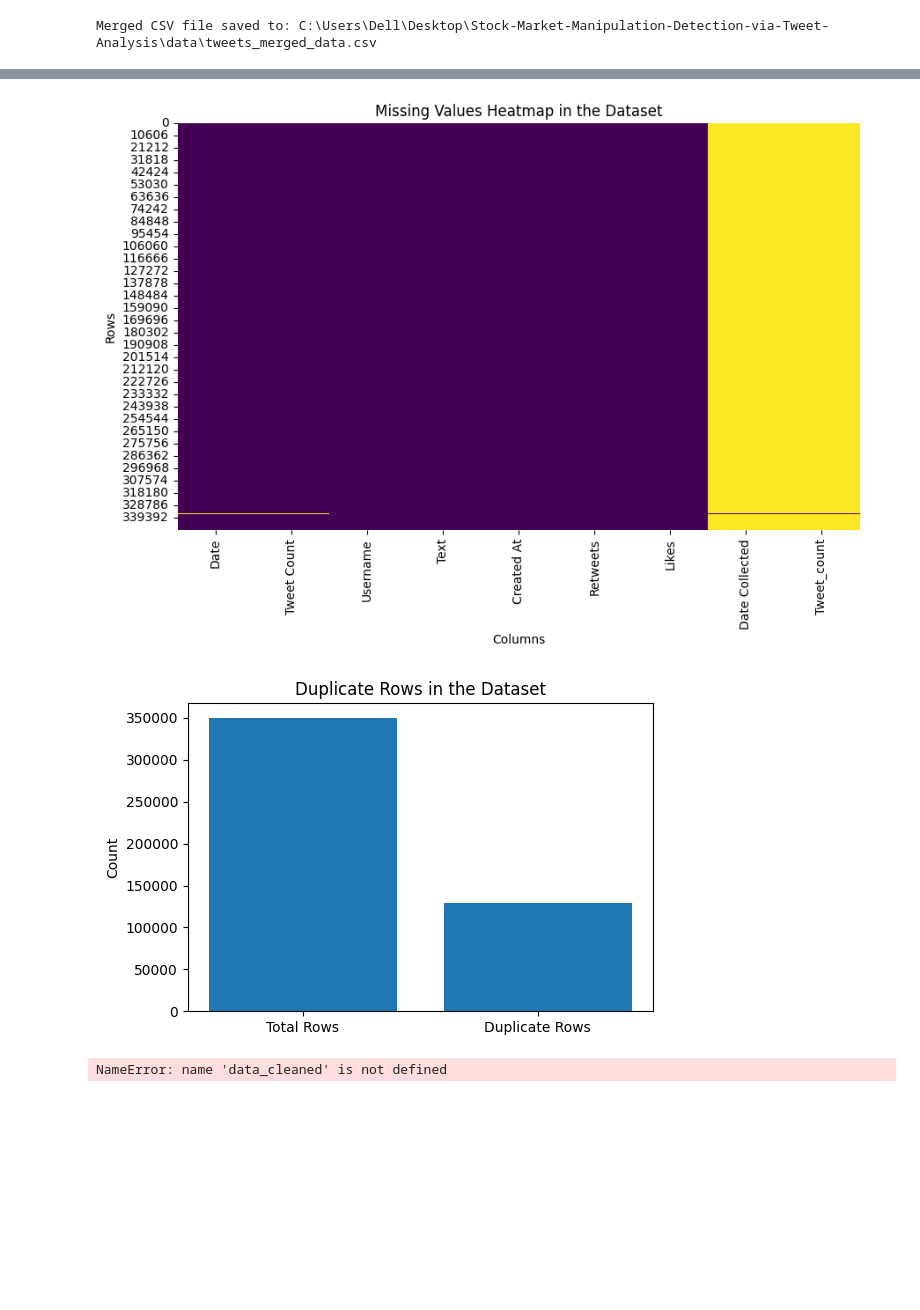
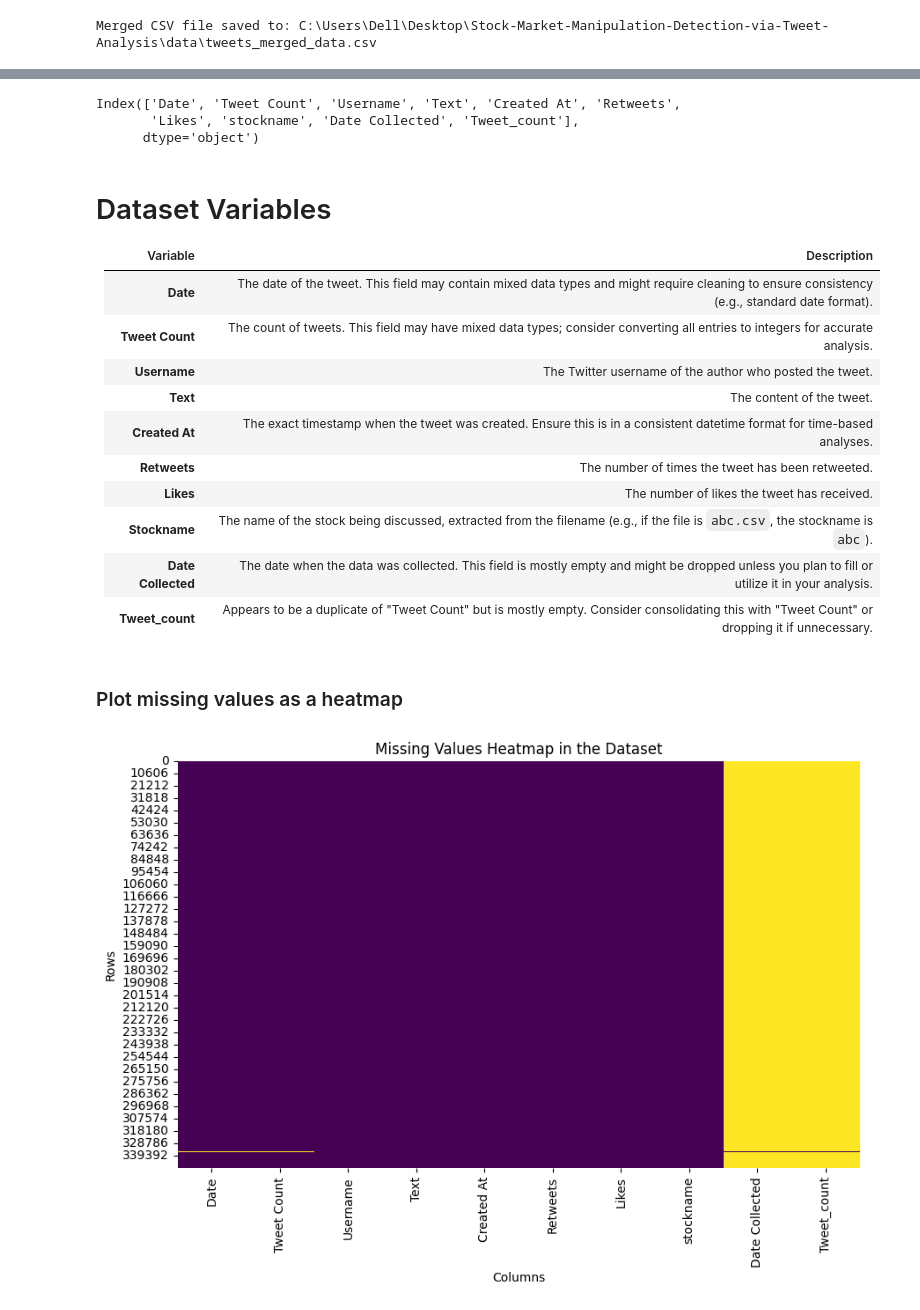
Before and after one commit to AtharvaJaiswal005/Stock-Market-Manipulation-Detection-via-Tweet-Analysis, a Jupyter notebook: src/nlp_tweets_processing/tweet_preprocessing.ipynb, the cells around one changed output, grey strips where cells are left out. Cells and saved outputs as stored; diff of their text form; code cells hidden in the pictures; blank space fills up the shorter version.

Commit message:
Data cleaning and preparation for NLP and sentiment analysis

```diff
--- a/src/nlp_tweets_processing/tweet_preprocessing.ipynb
+++ b/src/nlp_tweets_processing/tweet_preprocessing.ipynb
@@ -49,4 +56,5 @@ Merged CSV file saved to: C:\Users\Dell\Desktop\Stock-Market-Manipulation-Detect
 # %%
-data=merged_df
+import pandas as pd
+data=pd.read_csv("../../data/tweets_merged_data.csv")
 data.head()
 # %% [output]
@@ -59,57 +67,35 @@ data.head()
+# %%
+data.columns
+# %% [output]
+Index(['Date', 'Tweet Count', 'Username', 'Text', 'Created At', 'Retweets',
+       'Likes', 'stockname', 'Date Collected', 'Tweet_count'],
+      dtype='object')
+# %% [markdown]
+# Dataset Variables
+
+| Variable        | Description                                                                                                                                       |
+|-----------------|---------------------------------------------------------------------------------------------------------------------------------------------------|
+| **Date**        | The date of the tweet. This field may contain mixed data types and might require cleaning to ensure consistency (e.g., standard date format).      |
+| **Tweet Count** | The count of tweets. This field may have mixed data types; consider converting all entries to integers for accurate analysis.                      |
+| **Username**    | The Twitter username of the author who posted the tweet.                                                                                          |
+| **Text**        | The content of the tweet.                                                                                                                         |
+| **Created At**  | The exact timestamp when the tweet was created. Ensure this is in a consistent datetime format for time-based analyses.                            |
+| **Retweets**    | The number of times the tweet has been retweeted.                                                                                                 |
+| **Likes**       | The number of likes the tweet has received.                                                                                                       |
+| **Stockname**   | The name of the stock being discussed, extracted from the filename (e.g., if the file is `abc.csv`, the stockname is `abc`).                       |
+| **Date Collected** | The date when the data was collected. This field is mostly empty and might be dropped unless you plan to fill or utilize it in your analysis.   |
+| **Tweet_count** | Appears to be a duplicate of "Tweet Count" but is mostly empty. Consider consolidating this with "Tweet Count" or dropping it if unnecessary.      |
+# %% [markdown]
+### Plot missing values as a heatmap
 # %%
 import matplotlib.pyplot as plt
 import seaborn as sns
 
-# Step 1: Plot missing values heatmap
 plt.figure(figsize=(10, 6))
 sns.heatmap(data.isnull(), cbar=False, cmap='viridis')
 plt.title('Missing Values Heatmap in the Dataset')
 plt.xlabel('Columns')
 plt.ylabel('Rows')
 plt.show()
-
-# Step 2: Visualizing duplicate rows count
-plt.figure(figsize=(6, 4))
-duplicate_row_count = data.duplicated().sum()
-plt.bar(['Total Rows', 'Duplicate Rows'], [len(data), duplicate_row_count])
-plt.title('Duplicate Rows in the Dataset')
-plt.ylabel('Count')
-plt.show()
-
-# Step 3: Visualizing the distribution of Retweets and Likes
-fig, axes = plt.subplots(1, 2, figsize=(14, 6))
-
-# Histogram for Retweets
-axes[0].hist(data_cleaned['Retweets'], bins=50, color='skyblue', edgecolor='black')
-axes[0].set_title('Distribution of Retweets')
-axes[0].set_xlabel('Number of Retweets')
-axes[0].set_ylabel('Frequency')
-
-# Histogram for Likes
-axes[1].hist(data_cleaned['Likes'], bins=50, color='salmon', edgecolor='black')
-axes[1].set_title('Distribution of Likes')
-axes[1].set_xlabel('Number of Likes')
-axes[1].set_ylabel('Frequency')
-
-plt.tight_layout()
-plt.show()
-
-# Step 4: Plotting Tweet Count over time
-data_cleaned['Date'] = pd.to_datetime(data_cleaned['Date'])
-
-# Group by Date and sum up the tweet counts
-tweet_count_per_day = data_cleaned.groupby('Date')['Tweet Count'].sum()
-
-# Plot the Tweet Count over time
-plt.figure(figsize=(14, 6))
-plt.plot(tweet_count_per_day.index, tweet_count_per_day.values, color='green', linewidth=2)
-plt.title('Tweet Count Over Time')
-plt.xlabel('Date')
-plt.ylabel('Total Tweet Count')
-plt.xticks(rotation=45)
-plt.grid(True)
-plt.show()
 # %% [output]
-[figure, old version]
+[figure, new version]
-[figure, removed]
-NameError: name 'data_cleaned' is not defined
```
Also changed, not shown: parts of 24 cells of this notebook, 3 other files.
